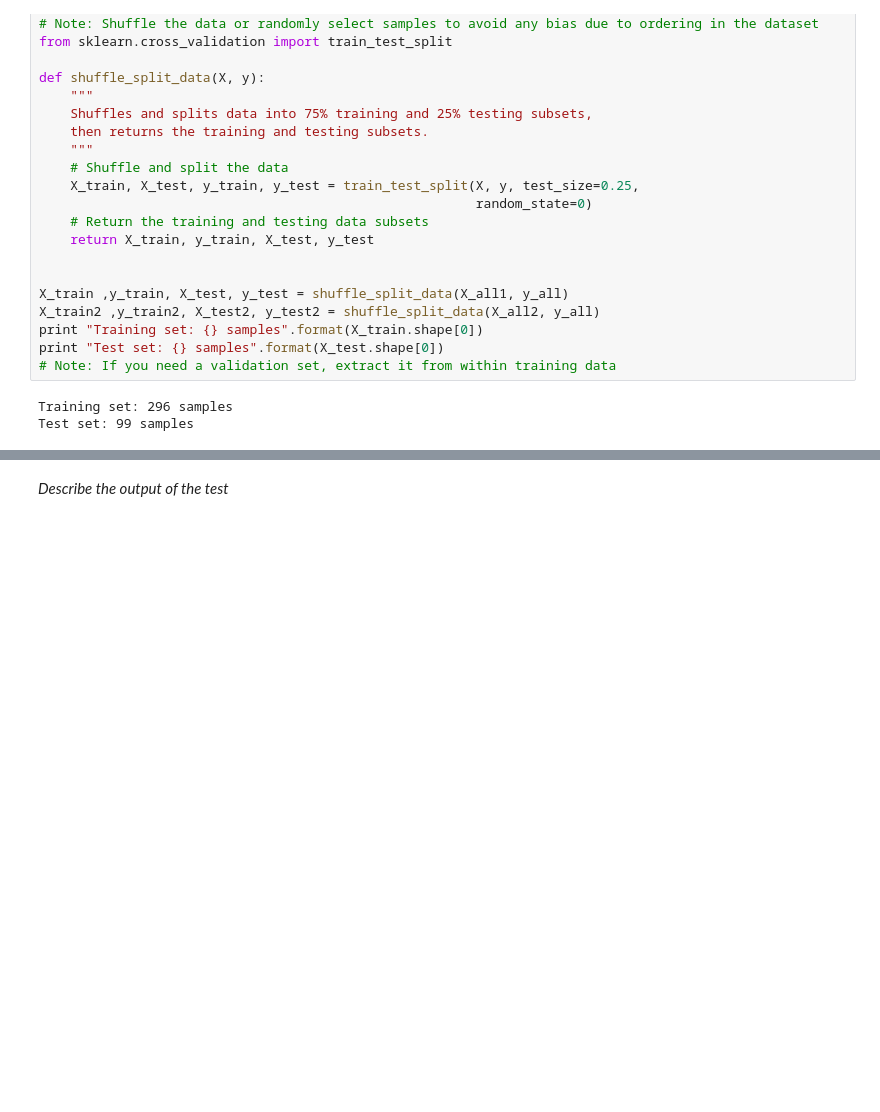
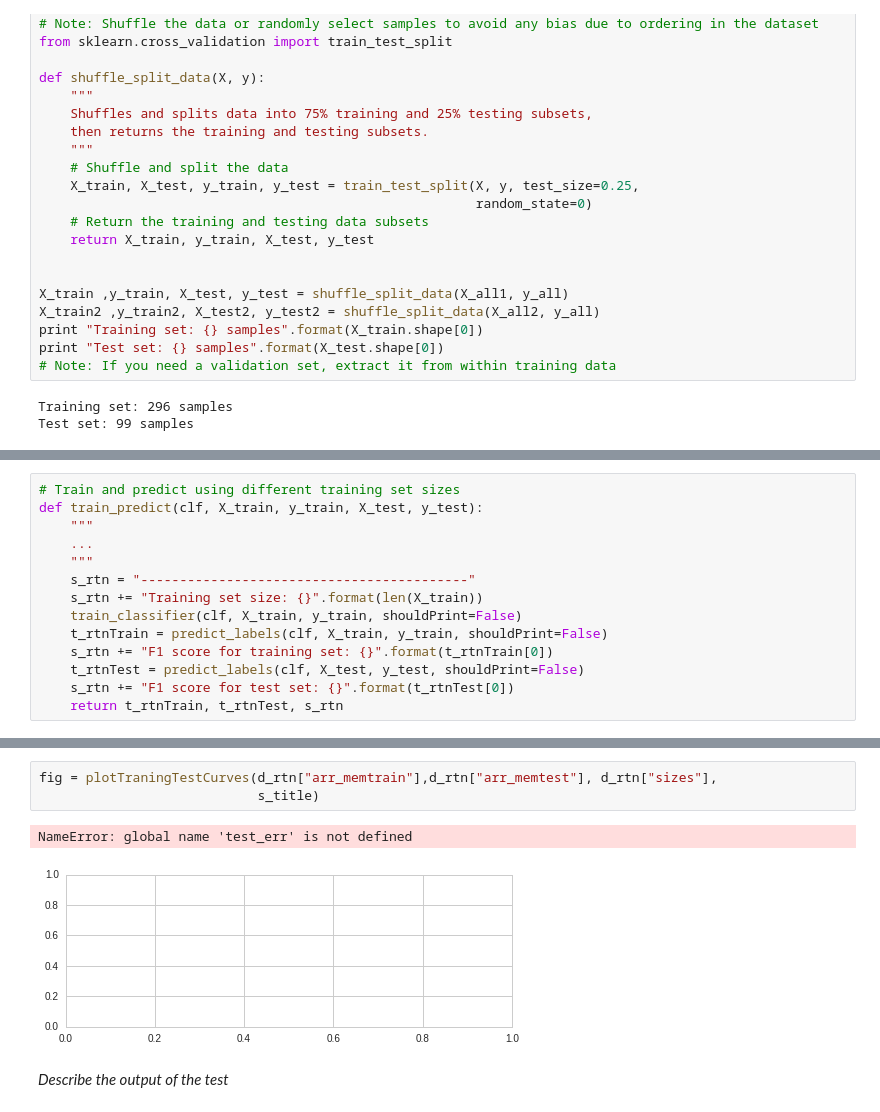
Before and after one commit to ucaiado/Student_Intervention, a Jupyter notebook: student_intervention.ipynb, the cells around one changed output, grey strips where cells are left out. Drawn from its saved outputs; the diff is of its cells as text; blank space fills up the shorter version.

```diff
--- a/student_intervention.ipynb
+++ b/student_intervention.ipynb
@@ -337 +382,15 @@ After that, I will select three algorithms to describe and analyse their perform
+# %%
+# Train and predict using different training set sizes
+def train_predict(clf, X_train, y_train, X_test, y_test):
+    """
+    ...
+    """
+    s_rtn = "------------------------------------------"
+    s_rtn += "Training set size: {}".format(len(X_train))
+    train_classifier(clf, X_train, y_train, shouldPrint=False)
+    t_rtnTrain = predict_labels(clf, X_train, y_train, shouldPrint=False)
+    s_rtn += "F1 score for training set: {}".format(t_rtnTrain[0])
+    t_rtnTest = predict_labels(clf, X_test, y_test, shouldPrint=False)
+    s_rtn += "F1 score for test set: {}".format(t_rtnTest[0])
+    return t_rtnTrain, t_rtnTest, s_rtn
 # %% [markdown]
@@ -341,3 +501,9 @@ I am going to test six different algorithms: Decision Tree, Neural Network, SVM,
+# %%
+fig = plotTraningTestCurves(d_rtn["arr_memtrain"],d_rtn["arr_memtest"], d_rtn["sizes"],
+                            s_title)
+# %% [output]
+NameError: global name 'test_err' is not defined
+[figure, added]
 # %% [markdown]
 *Describe the output of the test*
 # %% [markdown]
```
Also changed, not shown: parts of 27 cells of this notebook.
